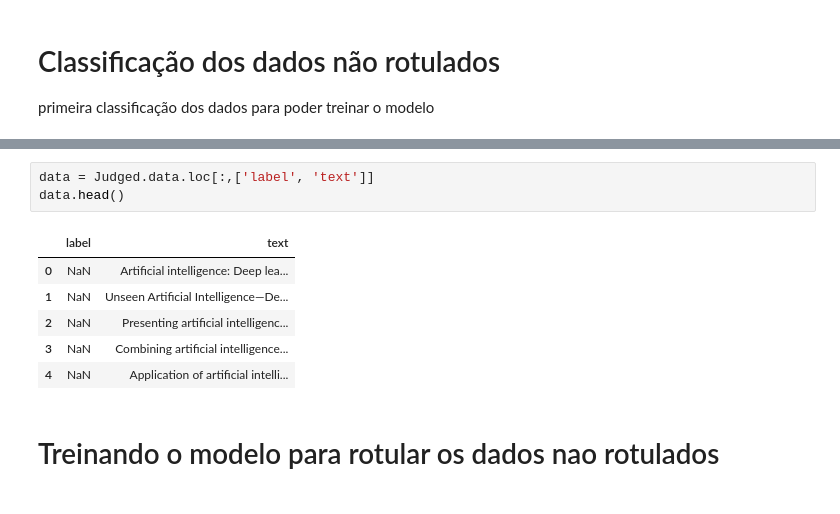
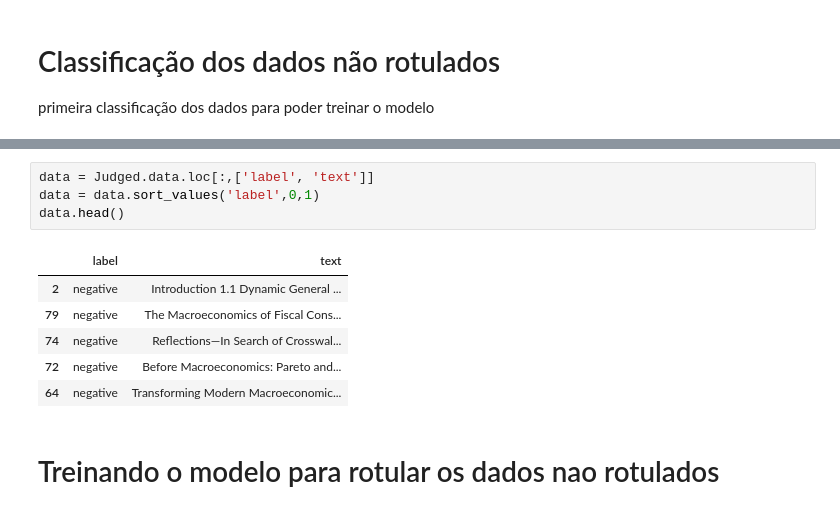
Before and after one commit to BecomeAllan/ML-SLRC, a Jupyter notebook: Application/Classification_automation_SLR.ipynb, the cells around one changed output, grey strips where cells are left out. Saved outputs shown, nothing was run; the diff lists cells and outputs as text.

```diff
--- a/Application/Classification_automation_SLR.ipynb
+++ b/Application/Classification_automation_SLR.ipynb
@@ -312,13 +322,14 @@ Deep Learning in Medical Image Analysis.. Deep learning is the state-of-the-art
 # %%
 data = Judged.data.loc[:,['label', 'text']]
+data = data.sort_values('label',0,1)
 data.head()
 # %% [output]
 |  | label | text |
-| 0 | NaN | Artificial intelligence: Deep lea... |
-| 1 | NaN | Unseen Artificial Intelligence—De... |
-| 2 | NaN | Presenting artificial intelligenc... |
-| 3 | NaN | Combining artificial intelligence... |
-| 4 | NaN | Application of artificial intelli... |
+| 2 | negative | Introduction 1.1 Dynamic General ... |
+| 79 | negative | The Macroeconomics of Fiscal Cons... |
+| 74 | negative | Reflections—In Search of Crosswal... |
+| 72 | negative | Before Macroeconomics: Pareto and... |
+| 64 | negative | Transforming Modern Macroeconomic... |
 # %% [markdown]
 # Treinando o modelo para rotular os dados nao rotulados
 # %%
```
Also changed, not shown: parts of 13 cells of this notebook.
